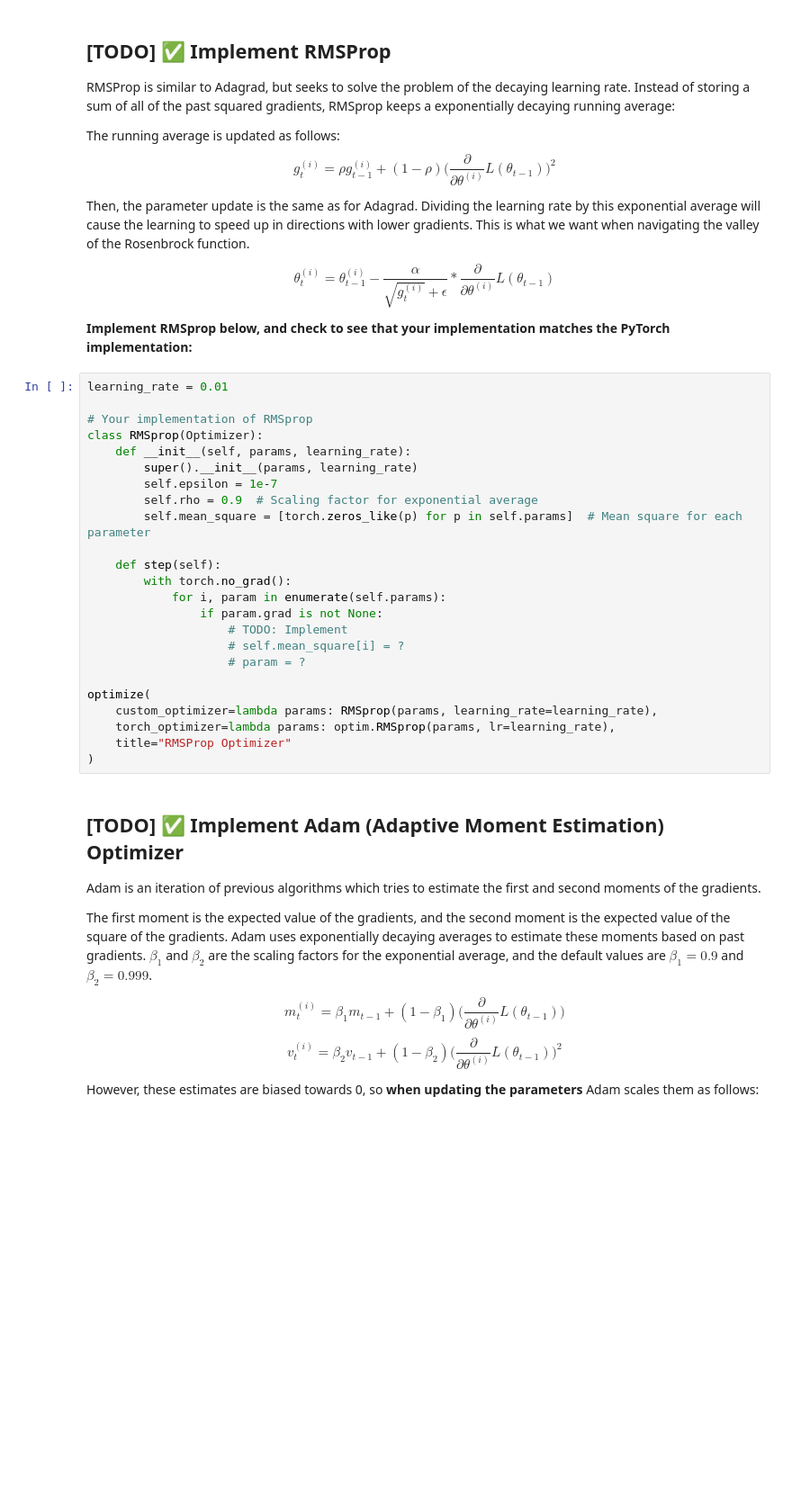
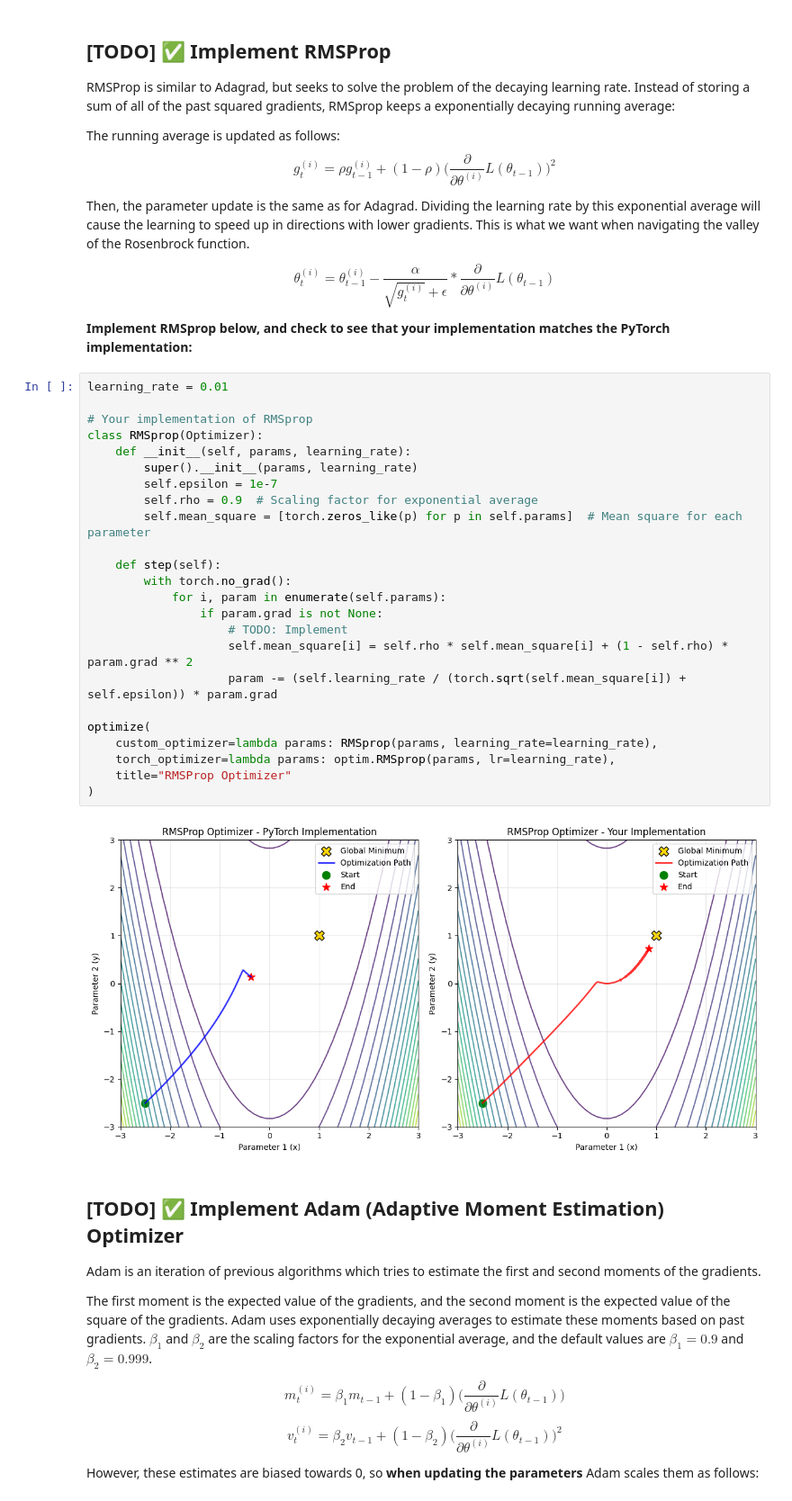
Before and after one commit to kostakarathana/assignment2_DL, a Jupyter notebook: Assignment_2_Intro_to_Numpy_and_Pytorch_for_Deep_Learning.ipynb, the cells around one changed output. Shown at 90% size. Saved outputs shown, nothing was run; the diff lists cells and outputs as text; blank space fills up the shorter version.

```diff
--- a/Assignment_2_Intro_to_Numpy_and_Pytorch_for_Deep_Learning.ipynb
+++ b/Assignment_2_Intro_to_Numpy_and_Pytorch_for_Deep_Learning.ipynb
@@ -1422,27 +1493,29 @@ $$
 # %%
 learning_rate = 0.01
 
 # Your implementation of RMSprop
 class RMSprop(Optimizer):
     def __init__(self, params, learning_rate):
         super().__init__(params, learning_rate)
         self.epsilon = 1e-7
         self.rho = 0.9  # Scaling factor for exponential average
         self.mean_square = [torch.zeros_like(p) for p in self.params]  # Mean square for each parameter
 
     def step(self):
         with torch.no_grad():
             for i, param in enumerate(self.params):
                 if param.grad is not None:
                     # TODO: Implement
-                    # self.mean_square[i] = ?
-                    # param = ?
+                    self.mean_square[i] = self.rho * self.mean_square[i] + (1 - self.rho) * param.grad ** 2
+                    param -= (self.learning_rate / (torch.sqrt(self.mean_square[i]) + self.epsilon)) * param.grad
 
 optimize(
     custom_optimizer=lambda params: RMSprop(params, learning_rate=learning_rate),
     torch_optimizer=lambda params: optim.RMSprop(params, lr=learning_rate),
     title="RMSProp Optimizer"
 )
+# %% [output]
+[figure, added]
 # %% [markdown]
 ## **[TODO] ✅ Implement Adam (Adaptive Moment Estimation) Optimizer**
 
```
Also changed, not shown: parts of 18 cells of this notebook.
